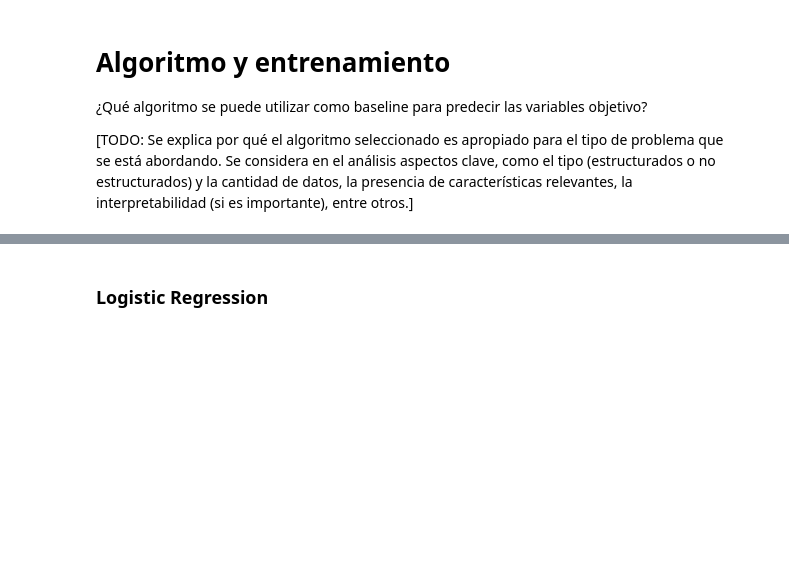
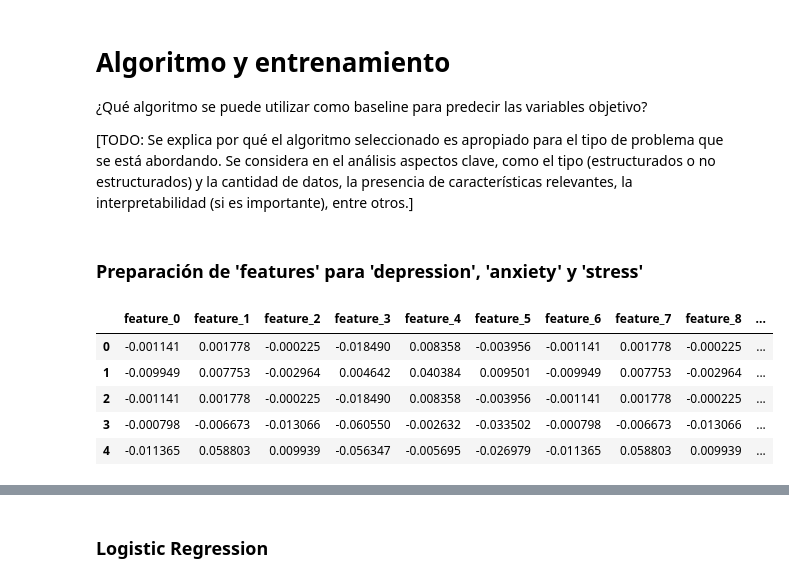
Before and after one commit to PosgradoMNA/Proyecto_Integrador_Equipo_11, a Jupyter notebook: notebooks/BaselineModel.ipynb, the cells around one changed output, grey strips where cells are left out. Cells and saved outputs as stored; diff of their text form; code cells hidden in the pictures; blank space fills up the shorter version.

```diff
--- a/notebooks/BaselineModel.ipynb
+++ b/notebooks/BaselineModel.ipynb
@@ -129,3 +131,24 @@ De acuerdo con el balanceo de clases, ya que se cuenta con una mínima proporcio
 ¿Qué algoritmo se puede utilizar como baseline para predecir las variables objetivo?
 
 [TODO: Se explica por qué el algoritmo seleccionado es apropiado para el tipo de problema que se está abordando. Se considera en el análisis aspectos clave, como el tipo (estructurados o no estructurados) y la cantidad de datos, la presencia de características relevantes, la interpretabilidad (si es importante), entre otros.]
+# %% [markdown]
+### Preparación de 'features' para 'depression', 'anxiety' y 'stress'
+# %%
+features_x_train = pd.DataFrame(X_train['caracteristica_0'].to_list())
+features_y_train = pd.DataFrame(X_train['caracteristica_1'].to_list())
+all_features_train = pd.concat([features_x_train, features_y_train], axis=1)
+all_features_train.columns = [f"feature_{i}" for i in range(all_features_train.shape[1])]
+
+features_x_val = pd.DataFrame(X_val['caracteristica_0'].to_list())
+features_y_val = pd.DataFrame(X_val['caracteristica_1'].to_list())
+all_features_val = pd.concat([features_x_val, features_y_val], axis=1)
+all_features_val.columns = [f"feature_{i}" for i in range(all_features_val.shape[1])]
+# %%
+all_features_train.head()
+# %% [output]
+|  | feature_0 | feature_1 | feature_2 | feature_3 | feature_4 | feature_5 | feature_6 | feature_7 | feature_8 | ... |
+| 0 | -0.001141 | 0.001778 | -0.000225 | -0.018490 | 0.008358 | -0.003956 | -0.001141 | 0.001778 | -0.000225 | ... |
+| 1 | -0.009949 | 0.007753 | -0.002964 | 0.004642 | 0.040384 | 0.009501 | -0.009949 | 0.007753 | -0.002964 | ... |
+| 2 | -0.001141 | 0.001778 | -0.000225 | -0.018490 | 0.008358 | -0.003956 | -0.001141 | 0.001778 | -0.000225 | ... |
+| 3 | -0.000798 | -0.006673 | -0.013066 | -0.060550 | -0.002632 | -0.033502 | -0.000798 | -0.006673 | -0.013066 | ... |
+| 4 | -0.011365 | 0.058803 | 0.009939 | -0.056347 | -0.005695 | -0.026979 | -0.011365 | 0.058803 | 0.009939 | ... |
```
Also changed, not shown: parts of 16 cells of this notebook, 2 other files.
